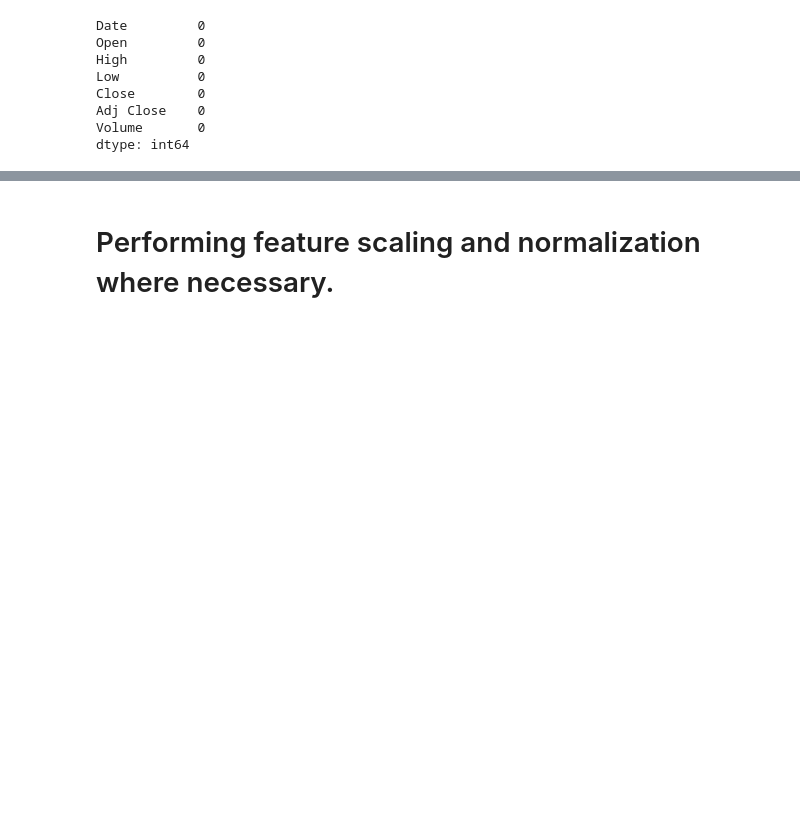
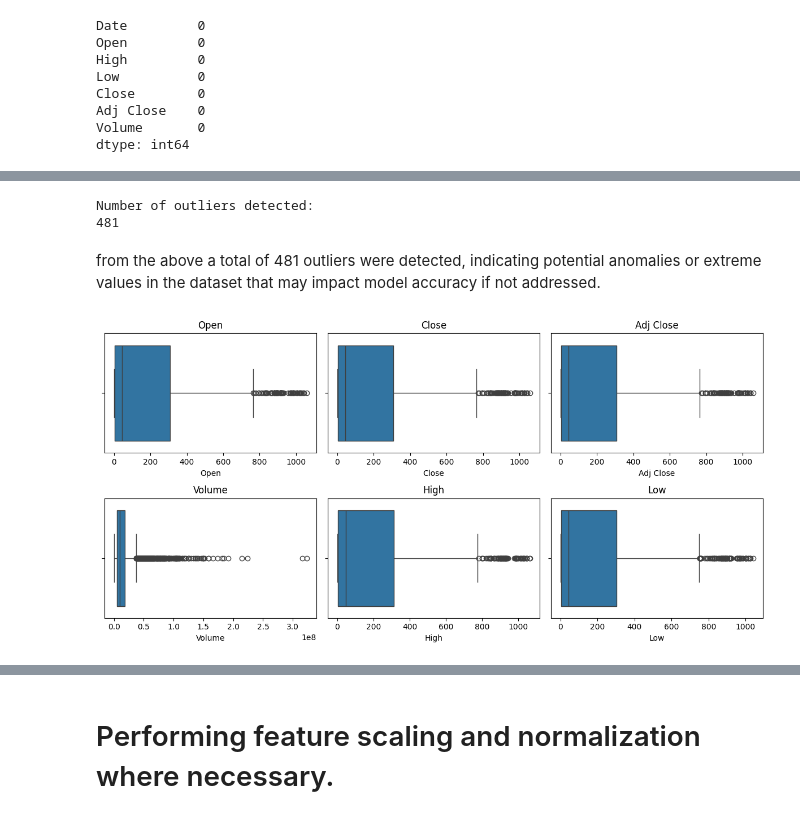
Before and after one commit to Ann-Tonina/Netflix-Stock-Price-Prediction, a Jupyter notebook: Stockprice.ipynb, the cells around one changed output, grey strips where cells are left out. Cells and saved outputs as stored; diff of their text form; code cells hidden in the pictures; blank space fills up the shorter version.

Commit message:
Handling missing values and cleaning the data

```diff
--- a/Stockprice.ipynb
+++ b/Stockprice.ipynb
@@ -304,0 +255,37 @@ plt.show()
+# %%
+# Define the columns you want to check for outliers
+major_columns = ['Open','Close','Adj Close','Volume','High','Low']
+
+# Calculate IQR for each column
+Q1 = df[major_columns].quantile(0.25)
+Q3 = df[major_columns].quantile(0.75)
+IQR = Q3 - Q1
+
+# Determine outliers using IQR
+outliers = ((df[major_columns] < (Q1 - 1.5 * IQR)) | (df[major_columns] > (Q3 + 1.5 * IQR))).any(axis=1)
+
+# Print number of outliers
+print("Number of outliers detected:")
+print(outliers.sum())
+# %% [output]
+Number of outliers detected:
+481
+# %% [markdown]
+from the above a total of 481 outliers were detected, indicating potential anomalies or extreme values in the dataset that may impact model accuracy if not addressed.
+# %%
+# Set up the figure size
+plt.figure(figsize=(12, 6))
+
+# Create box plots for each column using Seaborn
+for i, col in enumerate(major_columns, 1):
+    plt.subplot(2, 3, i)
+    sns.boxplot(x=df[col])
+    plt.title(col)
+
+# Adjust layout
+plt.tight_layout()
+
+# Show plot
+plt.show();
+# %% [output]
+[figure, added]
```
Also changed, not shown: parts of 15 cells of this notebook.
